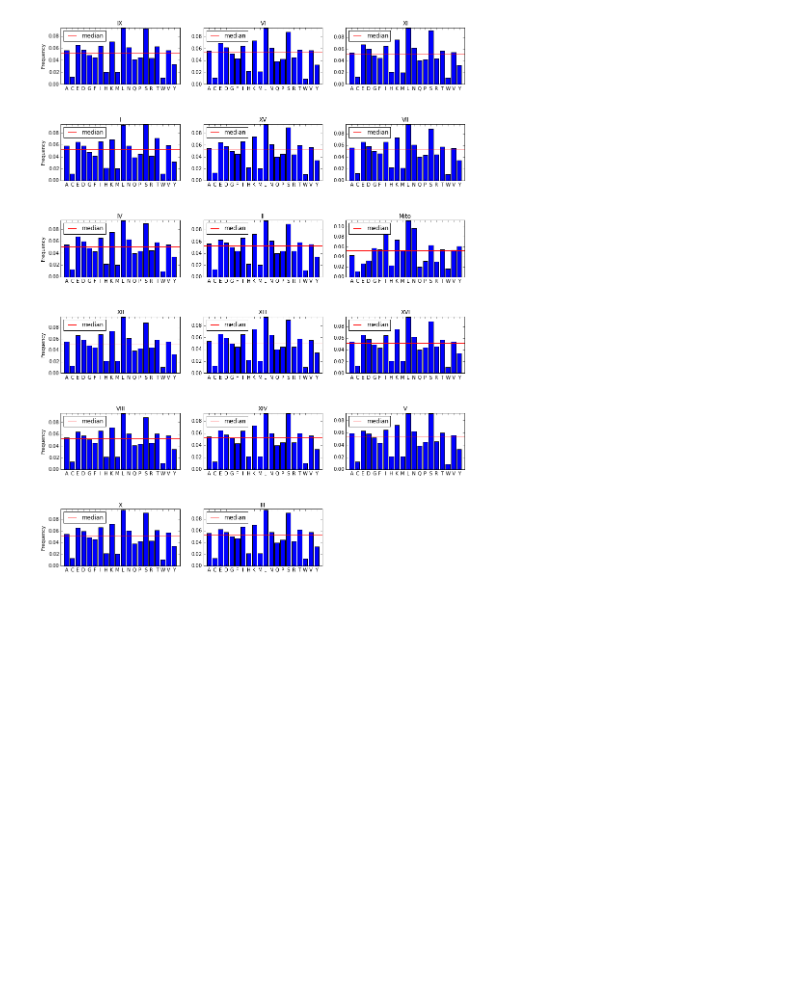
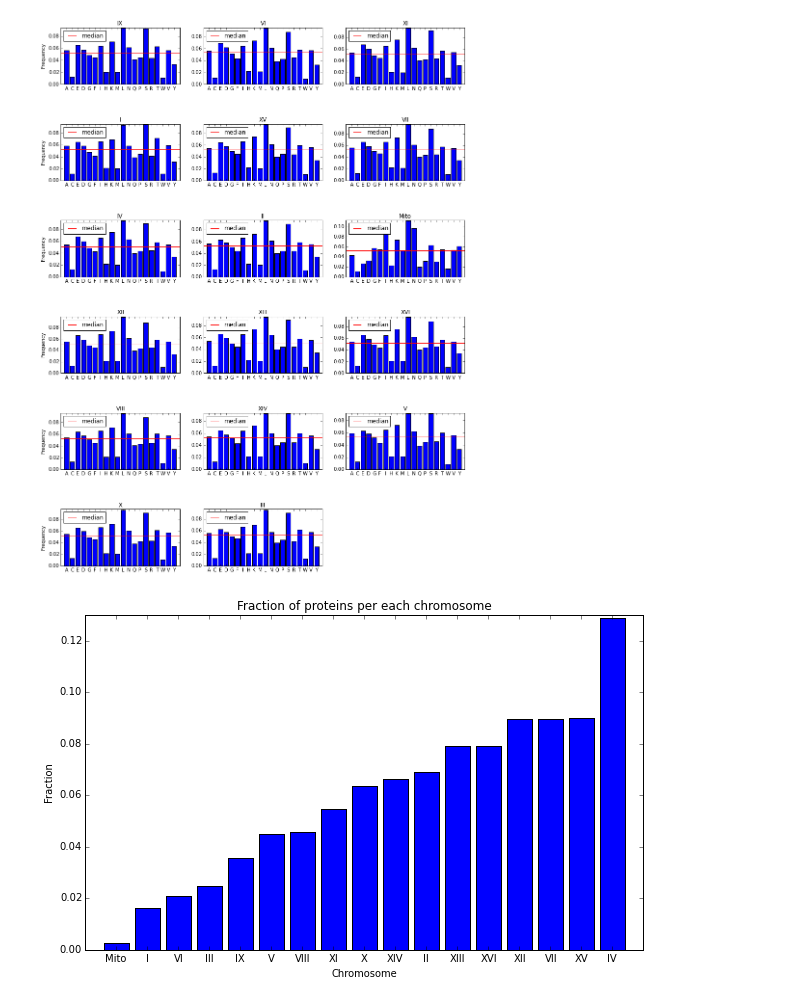
Before and after one commit to DrSleep/bme403, a Jupyter notebook: hw1_2/Scerevisiae.ipynb, the cells around one changed output. Cells and saved outputs as stored; diff of their text form; code cells hidden in the pictures; blank space fills up the shorter version.

Commit message:
Add additional bar plot for hw2

```diff
--- a/hw1_2/Scerevisiae.ipynb
+++ b/hw1_2/Scerevisiae.ipynb
@@ -214,3 +214,28 @@ for chr_id, chr_seq in chromosome_dict.iteritems():
 plt.show()
 # %% [output]
 [figure]
+# %%
+plt.figure(figsize= (10, 6.0))
+
+# convert raw numbers to frequencies
+# i.e. fractions, or ratios
+chromosome_len_dict = dict()
+total_number = sum(map(len, chromosome_dict.values()))
+
+for key, value in chromosome_dict.iteritems():
+    chromosome_len_dict.setdefault(key, len(value) / 1.0 / total_number)
+
+chromosome_len_dict = sorted(chromosome_len_dict.items(), key = operator.itemgetter(1))
+X = np.arange(len(chromosome_len_dict))
+plt.bar(X, [x[1] for x in chromosome_len_dict], align = 'center')
+plt.xticks(X, [x[0] for x in chromosome_len_dict], rotation=0)
+ymax = max([x[1] for x in chromosome_len_dict]) + 0.001
+#plt.axhline(y=np.median(letters_dict.values()), xmin=-1, xmax=20, linewidth=1, color = 'r', label = 'median')
+plt.ylim(0, ymax)
+plt.xlim(-1, len(X))
+plt.xlabel('Chromosome')
+plt.ylabel('Fraction')
+plt.title("Fraction of proteins per each chromosome")
+plt.show()
+# %% [output]
+[figure, added]
```
Also changed, not shown: parts of 1 cell of this notebook, 1 other file.
